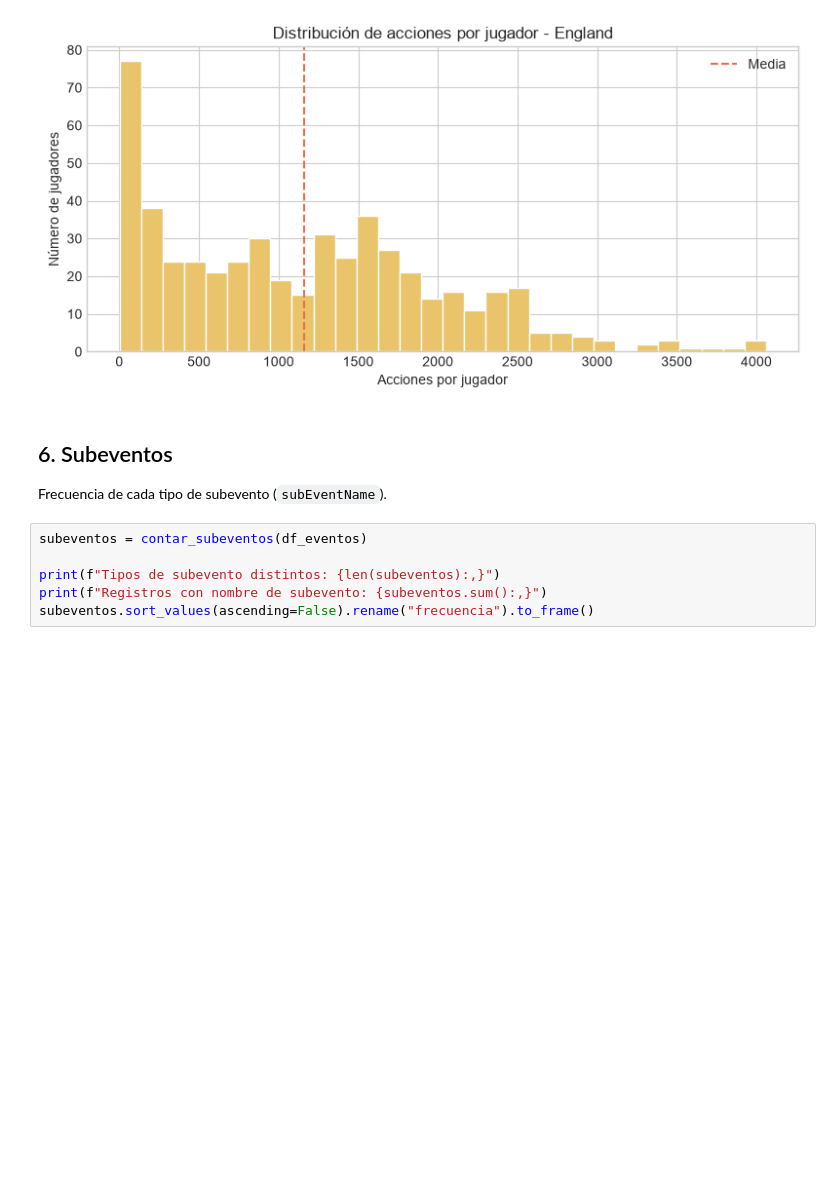
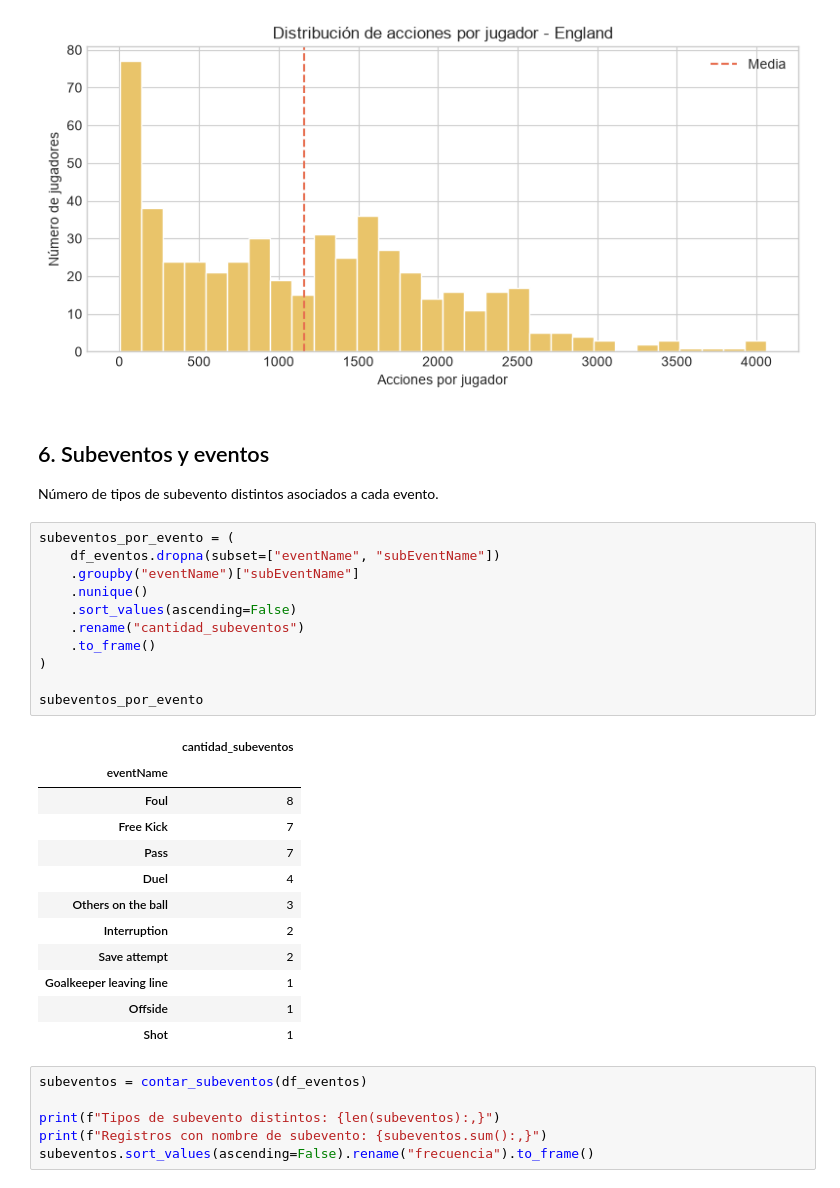
Before and after one commit to MarcosTardy/Sports_analytics_project_2, a Jupyter notebook: analisis_wyscout_england.ipynb, the cells around one changed output. Cells and saved outputs as stored; diff of their text form; blank space fills up the shorter version.

```diff
--- a/analisis_wyscout_england.ipynb
+++ b/analisis_wyscout_england.ipynb
@@ -169,9 +172,33 @@ plt.show()
 # %% [output]
 [figure]
 # %% [markdown]
-## 6. Subeventos
+## 6. Subeventos y eventos
 
-Frecuencia de cada tipo de subevento (`subEventName`).
+Número de tipos de subevento distintos asociados a cada evento.
+# %%
+subeventos_por_evento = (
+    df_eventos.dropna(subset=["eventName", "subEventName"])
+    .groupby("eventName")["subEventName"]
+    .nunique()
+    .sort_values(ascending=False)
+    .rename("cantidad_subeventos")
+    .to_frame()
+)
+
+subeventos_por_evento
+# %% [output]
+|  | cantidad_subeventos |
+| eventName |  |
+| Foul | 8 |
+| Free Kick | 7 |
+| Pass | 7 |
+| Duel | 4 |
+| Others on the ball | 3 |
+| Interruption | 2 |
+| Save attempt | 2 |
+| Goalkeeper leaving line | 1 |
+| Offside | 1 |
+| Shot | 1 |
 # %%
 subeventos = contar_subeventos(df_eventos)
 
```
Also changed, not shown: parts of 3 cells of this notebook, 1 other file.
